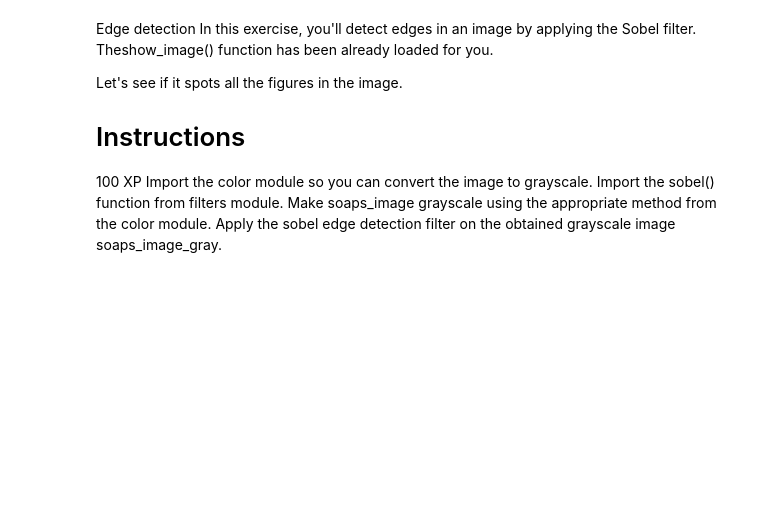
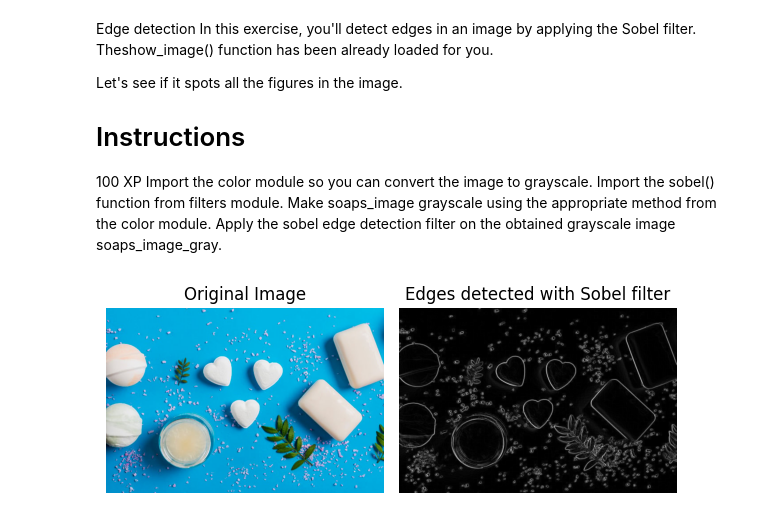
Before and after one commit to SupravoCoder/Image-pre-processing-with-Supravo, a Jupyter notebook: imagepreprocessing.ipynb, the cells around one changed output. Cells and saved outputs as stored; diff of their text form; code cells hidden in the pictures; blank space fills up the shorter version.

```diff
--- a/imagepreprocessing.ipynb
+++ b/imagepreprocessing.ipynb
@@ -441,3 +441,35 @@ Import the color module so you can convert the image to grayscale.
 Import the sobel() function from filters module.
 Make soaps_image grayscale using the appropriate method from the color module.
 Apply the sobel edge detection filter on the obtained grayscale image soaps_image_gray.
+# %%
+# import the scikit-image library
+from skimage.filters import gaussian
+from skimage.filters import sobel
+from skimage import color
+import matplotlib.pyplot as plt
+
+def plot_comparison(original, processed, title_original='Original Image', title_processed='Processed Image'):
+    fig, axes = plt.subplots(1, 2, figsize=(6, 6)) ## size of the images in the comparison plot
+    ax = axes.ravel() # ravel() returns a contiguous flattened array
+
+    ax[0].imshow(original, cmap='gray')
+    ax[0].set_title(title_original)
+    ax[0].axis('off')
+
+    ax[1].imshow(processed, cmap='gray')
+    ax[1].set_title(title_processed)
+    ax[1].axis('off')
+
+    plt.tight_layout() # automatically adjust subplot parameters to give specified padding
+    plt.show() # display the images
+
+# Load the image
+image = plt.imread('soaps.jpg')
+# Convert the image to grayscale
+image_gray = color.rgb2gray(image)
+# Apply the Sobel filter
+edges = sobel(image_gray)
+# Use the function to compare the original image and the edges detected image
+plot_comparison(image, edges, title_original='Original Image', title_processed='Edges detected with Sobel filter')
+# %% [output]
+[figure, added]
```
Also changed, not shown: parts of 3 cells of this notebook, 1 other file.
